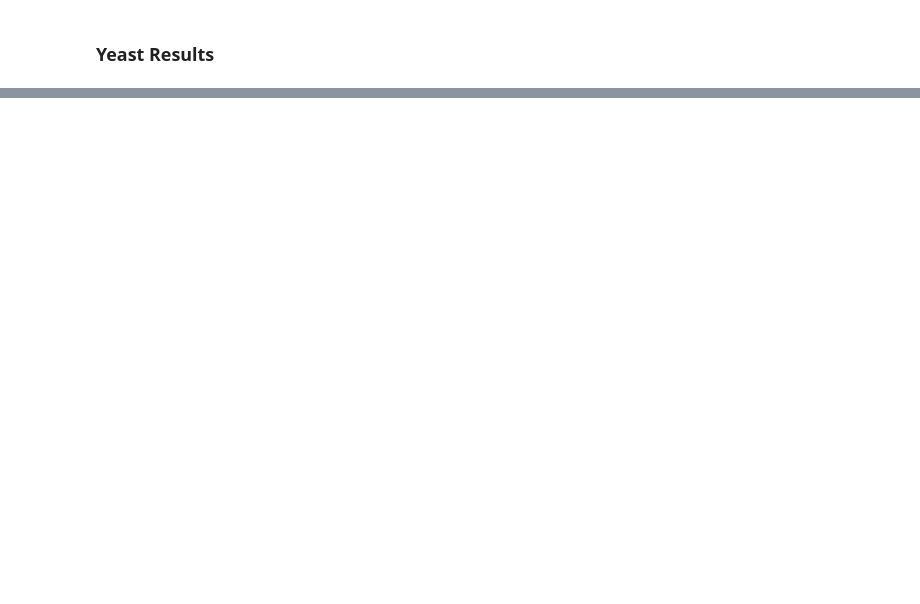
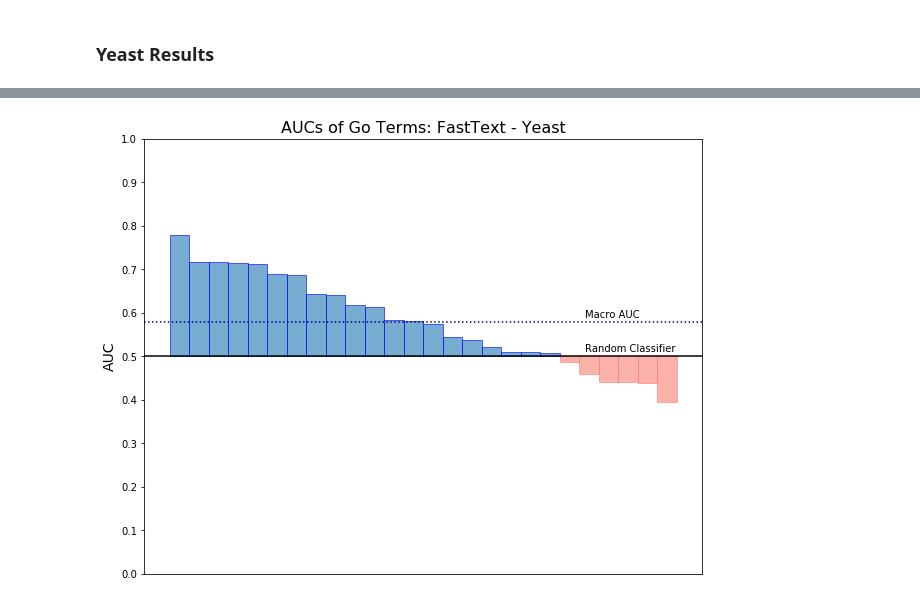
Before and after one commit to AKASHKADEL/Data-Science-and-Proteomics, a Jupyter notebook: FastText.ipynb, the cells around one changed output, grey strips where cells are left out. Drawn from its saved outputs; the diff is of its cells as text; code cells hidden in the pictures; blank space fills up the shorter version.

```diff
--- a/FastText.ipynb
+++ b/FastText.ipynb
@@ -270,0 +276,5 @@ AUPR: 0.12
+# %%
+AUCs = em.find_GoTerm_aucs(predictions, actual)
+em.plot_GoTerm_Bars(AUCs, 'FastText', 'Yeast', 'AUC')
+# %% [output]
+[figure, added]
```
Also changed, not shown: parts of 3 cells of this notebook, 1 other file.
